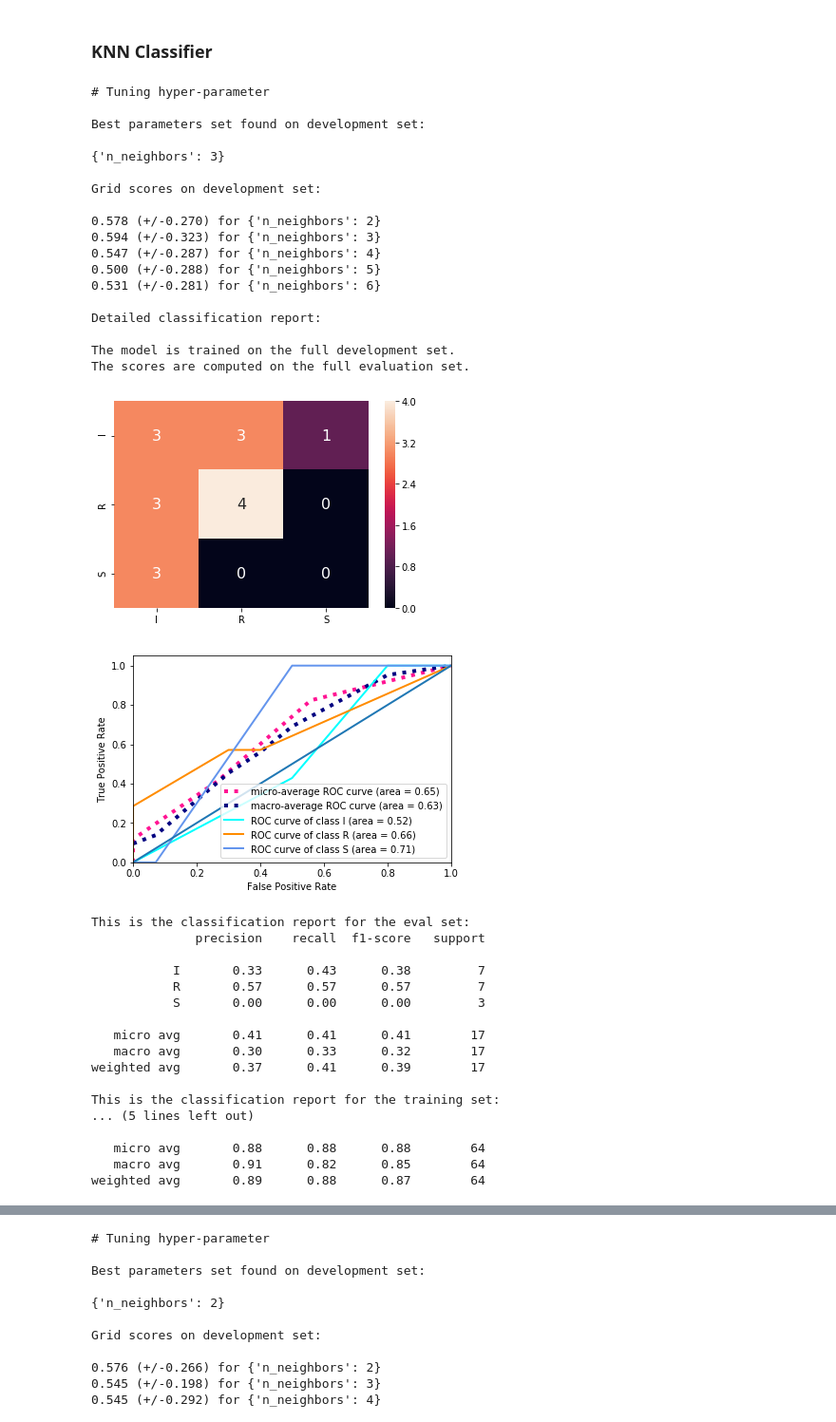
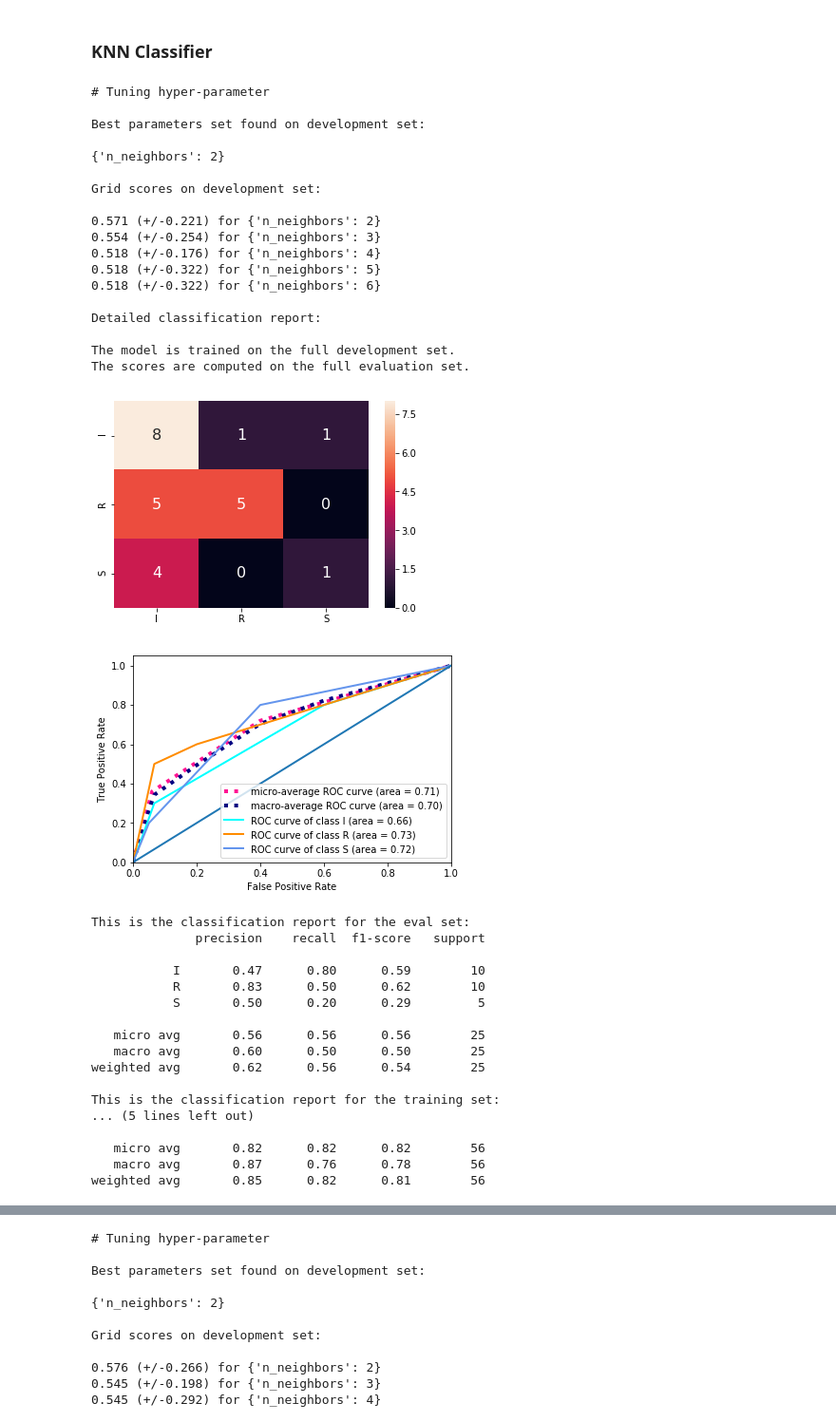
Before and after one commit to annamerk/crmo-diagnosis-using-mri, a Jupyter notebook: inception/Inception CNN retraining.ipynb, the cells around one changed output, grey strips where cells are left out. Shown at 95% size. Saved outputs shown, nothing was run; the diff lists cells and outputs as text; code cells hidden in the pictures.

```diff
--- a/inception/Inception CNN retraining.ipynb
+++ b/inception/Inception CNN retraining.ipynb
@@ -96,43 +98,43 @@ def train_knn(X, y, multiclass, cv=LeavePOut(3), test_size=0.3):
     utils.do_CV(X,y, knn, multi_class=multiclass, test_size=test_size)
     return knn.best_estimator_
 # %%
-knn_model = train_knn(X_reduced_aug2, y_reduced_aug2, multiclass=True, cv=7, test_size=0.2)
-pickle.dump(knn_model, open("knn_model2.pkl", "wb"))
+knn_model = train_knn(X_reduced_aug2, y_reduced_aug2, multiclass=True, cv=5, test_size=0.3)
+pickle.dump(knn_model, open("knn_model_multi.pkl", "wb"))
 # %% [output]
 # Tuning hyper-parameter
 
 Best parameters set found on development set:
 
-{'n_neighbors': 3}
+{'n_neighbors': 2}
 
 Grid scores on development set:
 
-0.578 (+/-0.270) for {'n_neighbors': 2}
-0.594 (+/-0.323) for {'n_neighbors': 3}
-0.547 (+/-0.287) for {'n_neighbors': 4}
-0.500 (+/-0.288) for {'n_neighbors': 5}
-0.531 (+/-0.281) for {'n_neighbors': 6}
+0.571 (+/-0.221) for {'n_neighbors': 2}
+0.554 (+/-0.254) for {'n_neighbors': 3}
+0.518 (+/-0.176) for {'n_neighbors': 4}
+0.518 (+/-0.322) for {'n_neighbors': 5}
+0.518 (+/-0.322) for {'n_neighbors': 6}
 
 Detailed classification report:
 
 The model is trained on the full development set.
 The scores are computed on the full evaluation set.
-[figure, old version]
+[figure, new version]
-[figure, old version]
+[figure, new version]
 This is the classification report for the eval set:
               precision    recall  f1-score   support
 
-           I       0.33      0.43      0.38         7
-           R       0.57      0.57      0.57         7
-           S       0.00      0.00      0.00         3
+           I       0.47      0.80      0.59        10
+           R       0.83      0.50      0.62        10
+           S       0.50      0.20      0.29         5
 
-   micro avg       0.41      0.41      0.41        17
-   macro avg       0.30      0.33      0.32        17
-weighted avg       0.37      0.41      0.39        17
+   micro avg       0.56      0.56      0.56        25
+   macro avg       0.60      0.50      0.50        25
+weighted avg       0.62      0.56      0.54        25
 
 This is the classification report for the training set:
 ... (5 lines left out)
 
-   micro avg       0.88      0.88      0.88        64
-   macro avg       0.91      0.82      0.85        64
-weighted avg       0.89      0.88      0.87        64
+   micro avg       0.82      0.82      0.82        56
+   macro avg       0.87      0.76      0.78        56
+weighted avg       0.85      0.82      0.81        56
```
Also changed, not shown: parts of 13 cells of this notebook, 1 other file.
